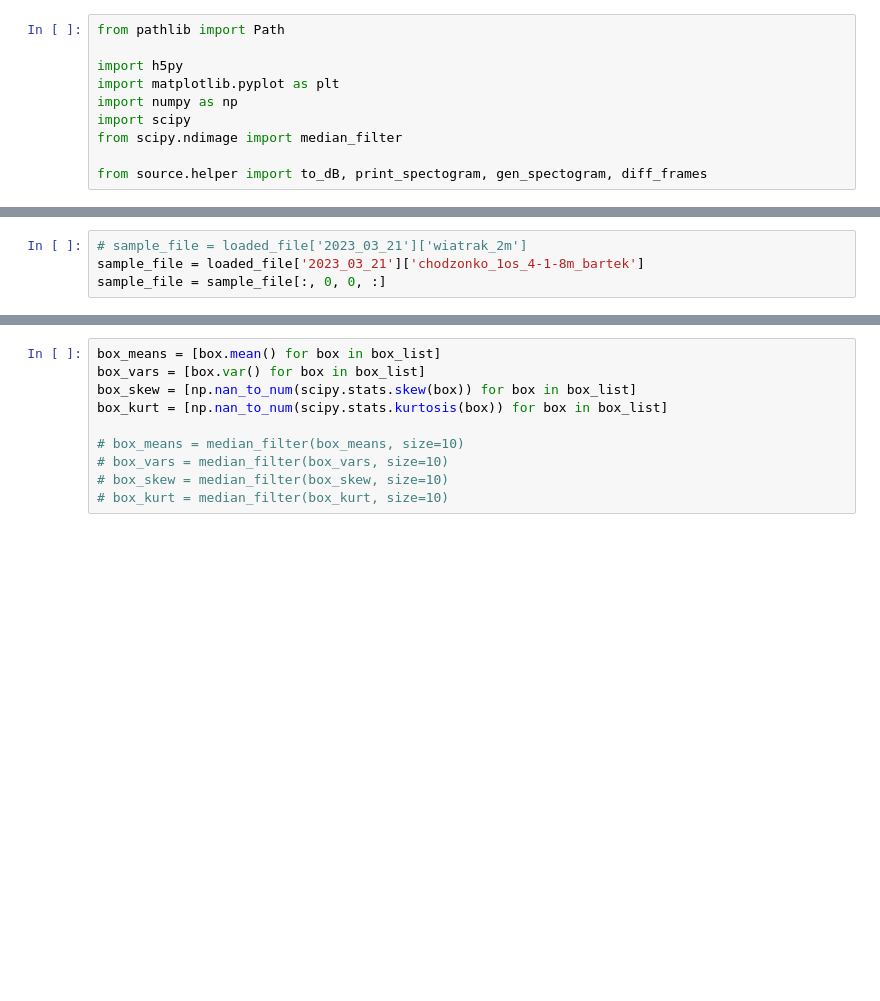
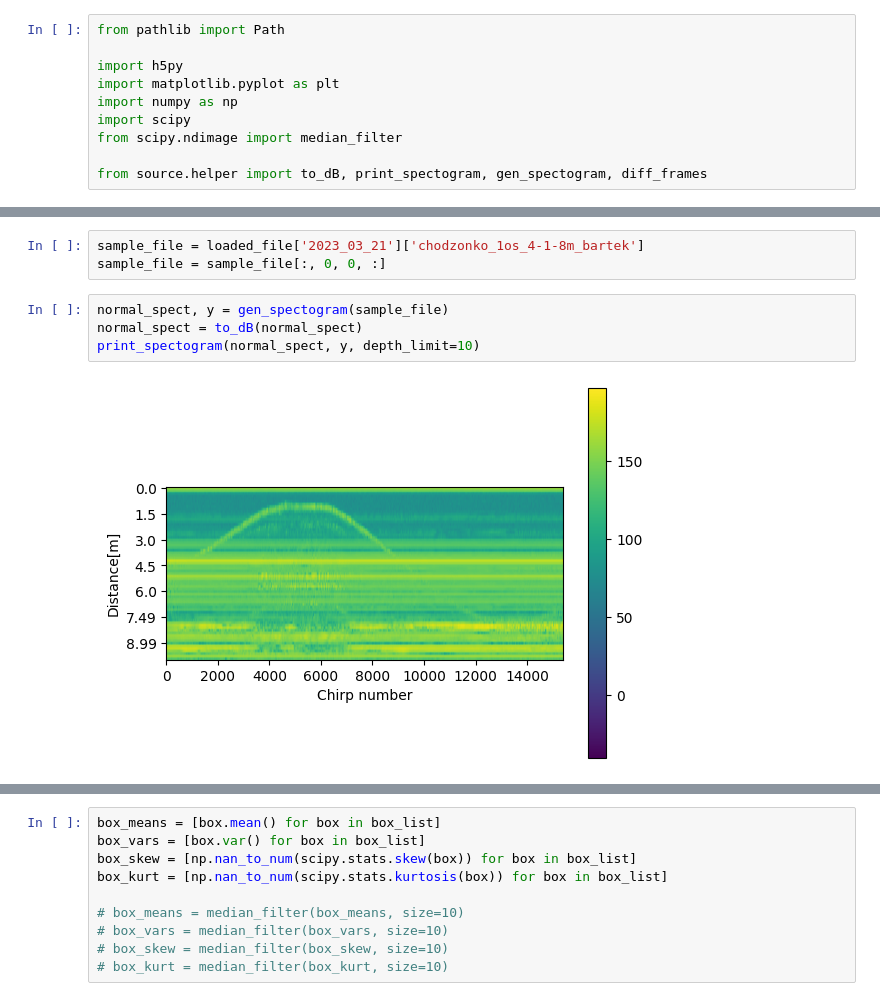
Before and after one commit to Norceis/radar-project, a Jupyter notebook: notebooks/statistical_signal_processing.ipynb, the cells around one changed output, grey strips where cells are left out. Drawn from its saved outputs; the diff is of its cells as text; blank space fills up the shorter version.

```diff
--- a/notebooks/statistical_signal_processing.ipynb
+++ b/notebooks/statistical_signal_processing.ipynb
@@ -19,7 +19,12 @@ loaded_file['2023_03_21'].keys()
 # %%
-# sample_file = loaded_file['2023_03_21']['wiatrak_2m']
 sample_file = loaded_file['2023_03_21']['chodzonko_1os_4-1-8m_bartek']
 sample_file = sample_file[:, 0, 0, :]
+# %%
+normal_spect, y = gen_spectogram(sample_file)
+normal_spect = to_dB(normal_spect)
+print_spectogram(normal_spect, y, depth_limit=10)
+# %% [output]
+[figure, added]
 # %%
 frames_diff = diff_frames(sample_file, 1)  #odejmujemy ostatnią klatkę
 diff_spect, y = gen_spectogram(frames_diff)
```
Also changed, not shown: parts of 12 cells of this notebook, 3 other files.
